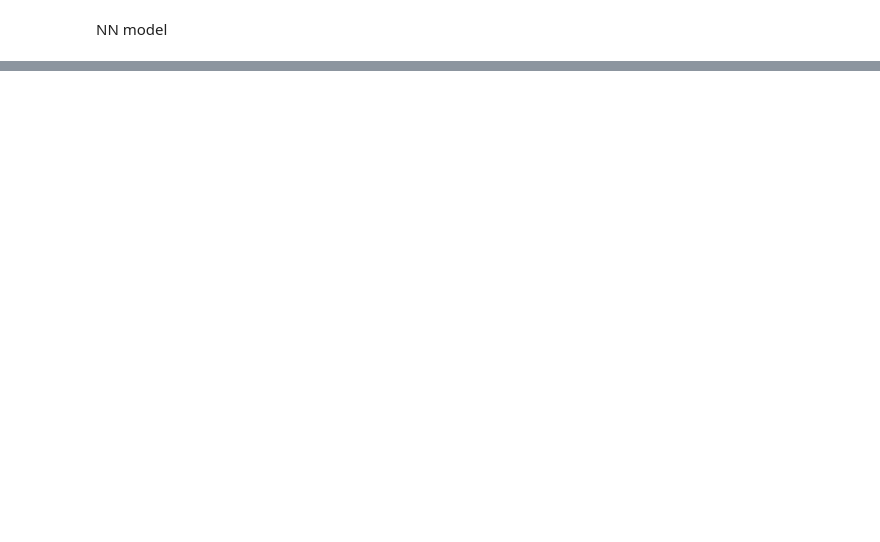
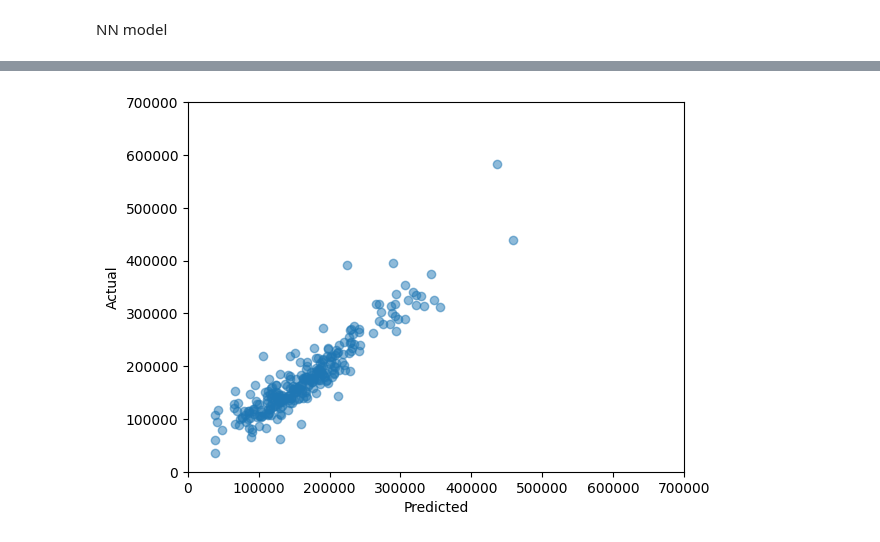
Before and after one commit to mattgianni/kaggle-hpart, a Jupyter notebook: src/explore.ipynb, the cells around one changed output, grey strips where cells are left out. Cells and saved outputs as stored; diff of their text form; code cells hidden in the pictures; blank space fills up the shorter version.

```diff
--- a/src/explore.ipynb
+++ b/src/explore.ipynb
@@ -142,0 +159,2 @@ test_loss, test_acc = model.evaluate(X_test, y_test, verbose=2)
+# %%
+test_predictions = dnn_model.predict(X_test)
@@ -142,0 +163,8 @@ test_loss, test_acc = model.evaluate(X_test, y_test, verbose=2)
+# %%
+tpdf = pd.DataFrame(test_predictions)
+tpdf.columns = ['predicted']
+tpdf['actual'] = y_test.values
+tpdf['diff'] = tpdf['actual'] - tpdf['predicted']
+tpdf['Id'] = X_test_id.values
+
+dnn_model.summary()
@@ -142,0 +196,10 @@ test_loss, test_acc = model.evaluate(X_test, y_test, verbose=2)
+# %%
+lims = [0, 700000]
+plt.xlim(lims)
+plt.ylim(lims)
+plt.scatter(tpdf['predicted'], tpdf['actual'], alpha=0.5)
+plt.xlabel('Predicted')
+plt.ylabel('Actual')
+plt.show()
+# %% [output]
+[figure, added]
```
Also changed, not shown: parts of 12 cells of this notebook, 2 other files.
